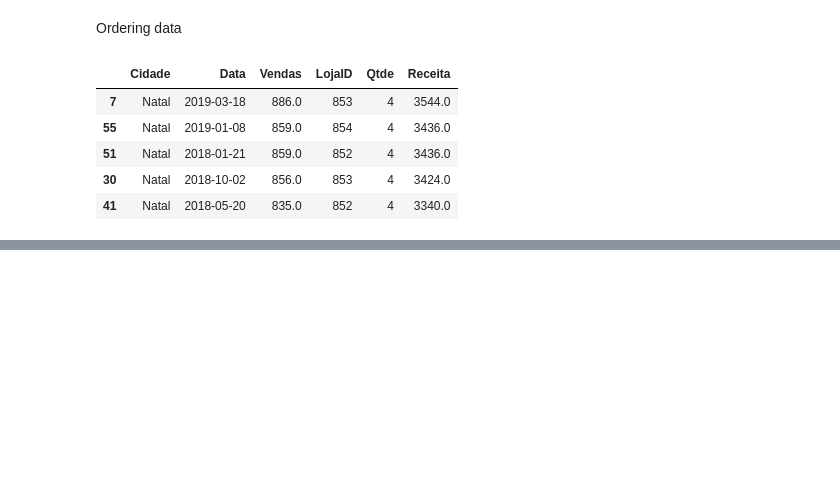
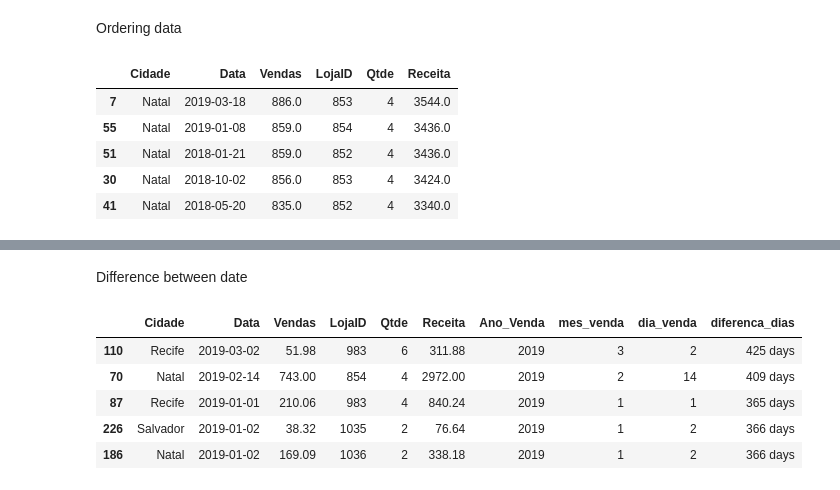
Before and after one commit to vitordallagnolo/data_analytics, a Jupyter notebook: data_analytics_01/Analisys-02.ipynb, the cells around one changed output, grey strips where cells are left out. Cells and saved outputs as stored; diff of their text form; code cells hidden in the pictures; blank space fills up the shorter version.

```diff
--- a/data_analytics_01/Analisys-02.ipynb
+++ b/data_analytics_01/Analisys-02.ipynb
@@ -154,0 +159,2 @@ df.sort_values("Receita", ascending=False).head()
+# %%
+df["Data"] = df["Data"].astype("int64")
@@ -154,0 +225,2 @@ df.sort_values("Receita", ascending=False).head()
+# %% [markdown]
+Difference between date
@@ -154,0 +229,9 @@ df.sort_values("Receita", ascending=False).head()
+# %%
+df.sample(5)
+# %% [output]
+|  | Cidade | Data | Vendas | LojaID | Qtde | Receita | Ano_Venda | mes_venda | dia_venda | diferenca_dias |
+| 110 | Recife | 2019-03-02 | 51.98 | 983 | 6 | 311.88 | 2019 | 3 | 2 | 425 days |
+| 70 | Natal | 2019-02-14 | 743.00 | 854 | 4 | 2972.00 | 2019 | 2 | 14 | 409 days |
+| 87 | Recife | 2019-01-01 | 210.06 | 983 | 4 | 840.24 | 2019 | 1 | 1 | 365 days |
+| 226 | Salvador | 2019-01-02 | 38.32 | 1035 | 2 | 76.64 | 2019 | 1 | 2 | 366 days |
+| 186 | Natal | 2019-01-02 | 169.09 | 1036 | 2 | 338.18 | 2019 | 1 | 2 | 366 days |
```
Also changed, not shown: parts of 23 cells of this notebook.
